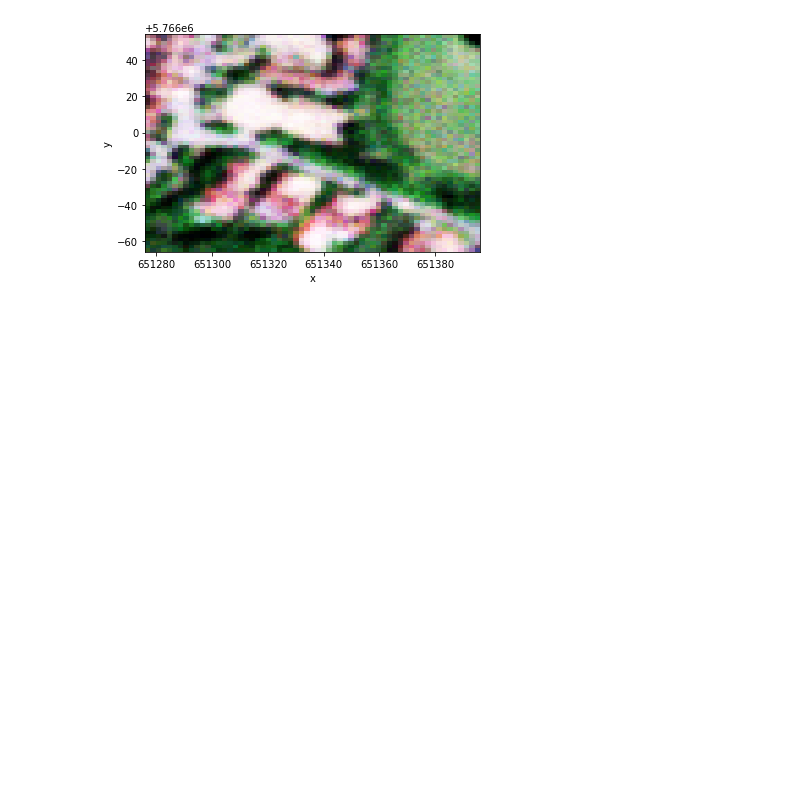
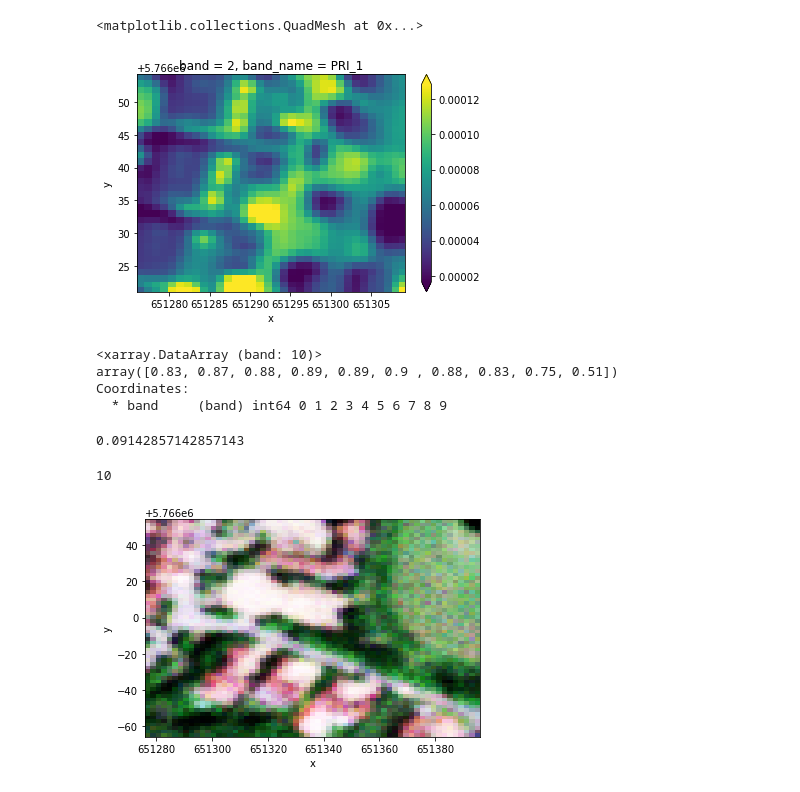
Before and after one commit to joe-fennell/pyeosim, a Jupyter notebook: 2_CMOS.ipynb, the cells around one changed output. Saved outputs shown, nothing was run; the diff lists cells and outputs as text; code cells hidden in the pictures; blank space fills up the shorter version.

```diff
--- a/2_CMOS.ipynb
+++ b/2_CMOS.ipynb
@@ -42,0 +136,16 @@ cmos.transform(TOA).isel(band=4).plot()
+# %%
+cmos.step_outputs['flux to quanta'].isel(band=2).plot(robust=True)
+# %% [output]
+<matplotlib.collections.QuadMesh at 0x...>
+[figure, added]
+# %%
+cmos.Q_E
+# %% [output]
+<xarray.DataArray (band: 10)>
+array([0.83, 0.87, 0.88, 0.89, 0.89, 0.9 , 0.88, 0.83, 0.75, 0.51])
+Coordinates:
+  * band     (band) int64 0 1 2 3 4 5 6 7 8 9
+# %%
+cmos.integration_time
+# %% [output]
+0.09142857142857143
@@ -43,3 +156,7 @@ cmos.transform(TOA).isel(band=4).plot()
+# %%
+len(tv2.srfs)
+# %% [output]
+10
 # %%
 cmos_pipe = CmosReflectance(cmos, TOA_ref)
 cmos_pipe.fit(TOA)
```
Also changed, not shown: parts of 13 cells of this notebook, 9 other files.
